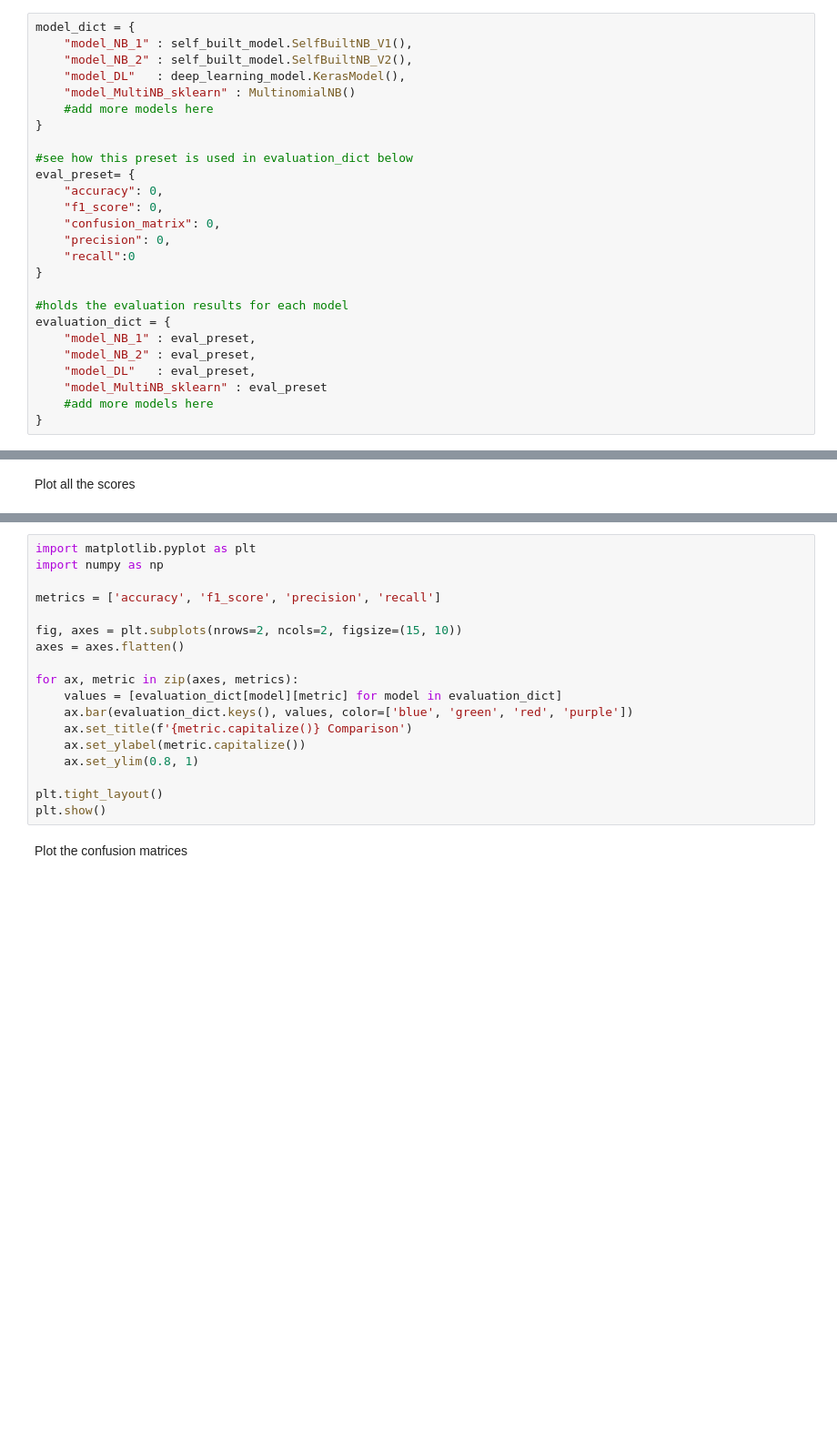
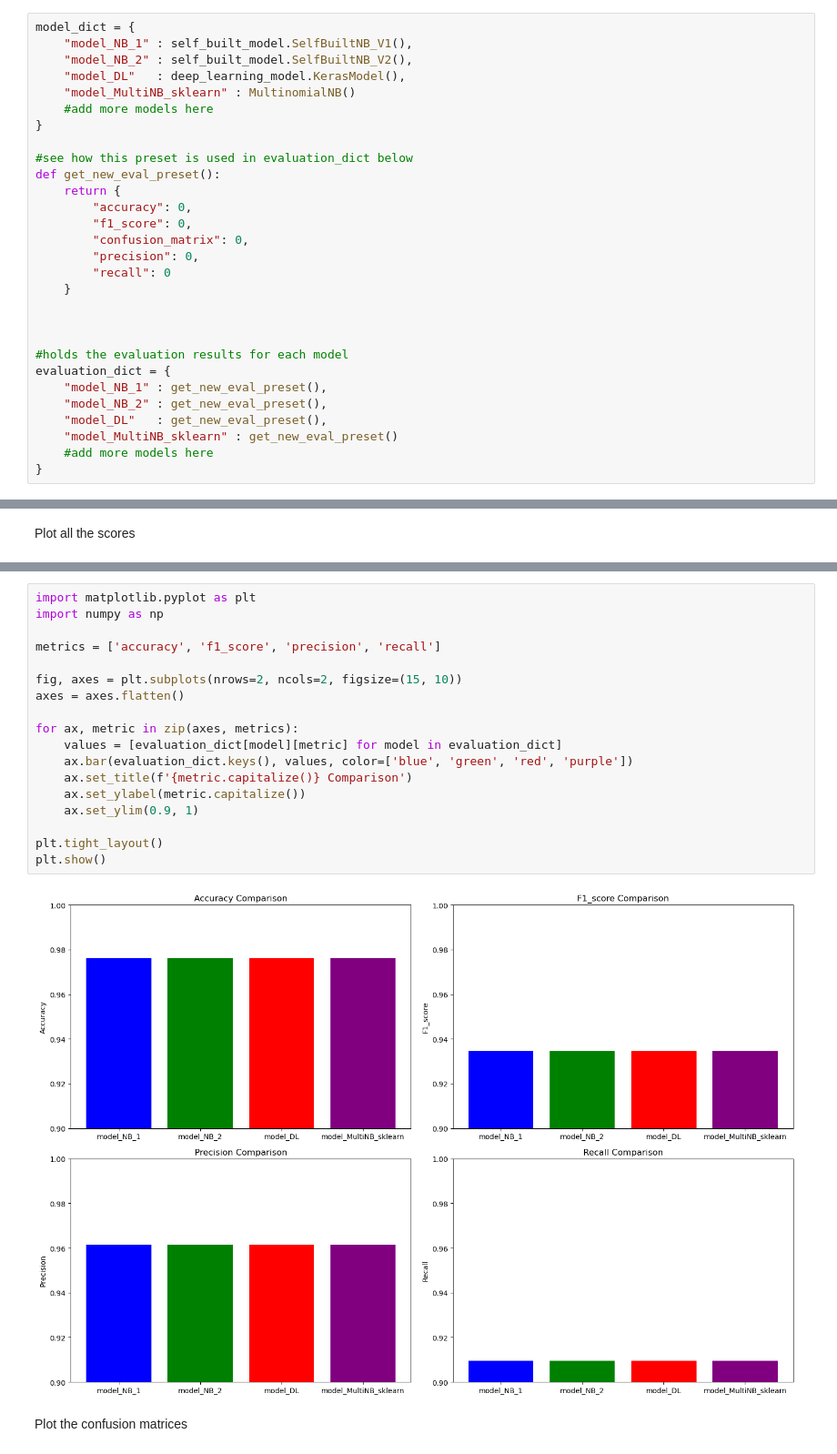
Before and after one commit to AI-481-Team/NaiveBayesClassifier, a Jupyter notebook: TryingAndTesting/results.ipynb, the cells around one changed output, grey strips where cells are left out. Shown at 91% size. Saved outputs shown, nothing was run; the diff lists cells and outputs as text; blank space fills up the shorter version.

```diff
--- a/TryingAndTesting/results.ipynb
+++ b/TryingAndTesting/results.ipynb
@@ -27,20 +30,23 @@ model_dict = {
 }
 
 #see how this preset is used in evaluation_dict below
-eval_preset= {
-    "accuracy": 0,
-    "f1_score": 0,
-    "confusion_matrix": 0,
-    "precision": 0,
-    "recall":0
-}
+def get_new_eval_preset():
+    return {
+        "accuracy": 0,
+        "f1_score": 0,
+        "confusion_matrix": 0,
+        "precision": 0,
+        "recall": 0
+    }
+
+
 
 #holds the evaluation results for each model
 evaluation_dict = {
-    "model_NB_1" : eval_preset,
-    "model_NB_2" : eval_preset,
-    "model_DL"   : eval_preset,
-    "model_MultiNB_sklearn" : eval_preset
+    "model_NB_1" : get_new_eval_preset(),
+    "model_NB_2" : get_new_eval_preset(),
+    "model_DL"   : get_new_eval_preset(),
+    "model_MultiNB_sklearn" : get_new_eval_preset()
     #add more models here
 }
 # %%
@@ -140,21 +172,23 @@ Plot all the scores
 # %%
 import matplotlib.pyplot as plt
 import numpy as np
 
 metrics = ['accuracy', 'f1_score', 'precision', 'recall']
 
 fig, axes = plt.subplots(nrows=2, ncols=2, figsize=(15, 10))
 axes = axes.flatten()
 
 for ax, metric in zip(axes, metrics):
     values = [evaluation_dict[model][metric] for model in evaluation_dict]
     ax.bar(evaluation_dict.keys(), values, color=['blue', 'green', 'red', 'purple'])
     ax.set_title(f'{metric.capitalize()} Comparison')
     ax.set_ylabel(metric.capitalize())
-    ax.set_ylim(0.8, 1)
+    ax.set_ylim(0.9, 1)
 
 plt.tight_layout()
 plt.show()
+# %% [output]
+[figure, added]
 # %% [markdown]
 Plot the confusion matrices
 # %%
```
Also changed, not shown: parts of 8 cells of this notebook.
